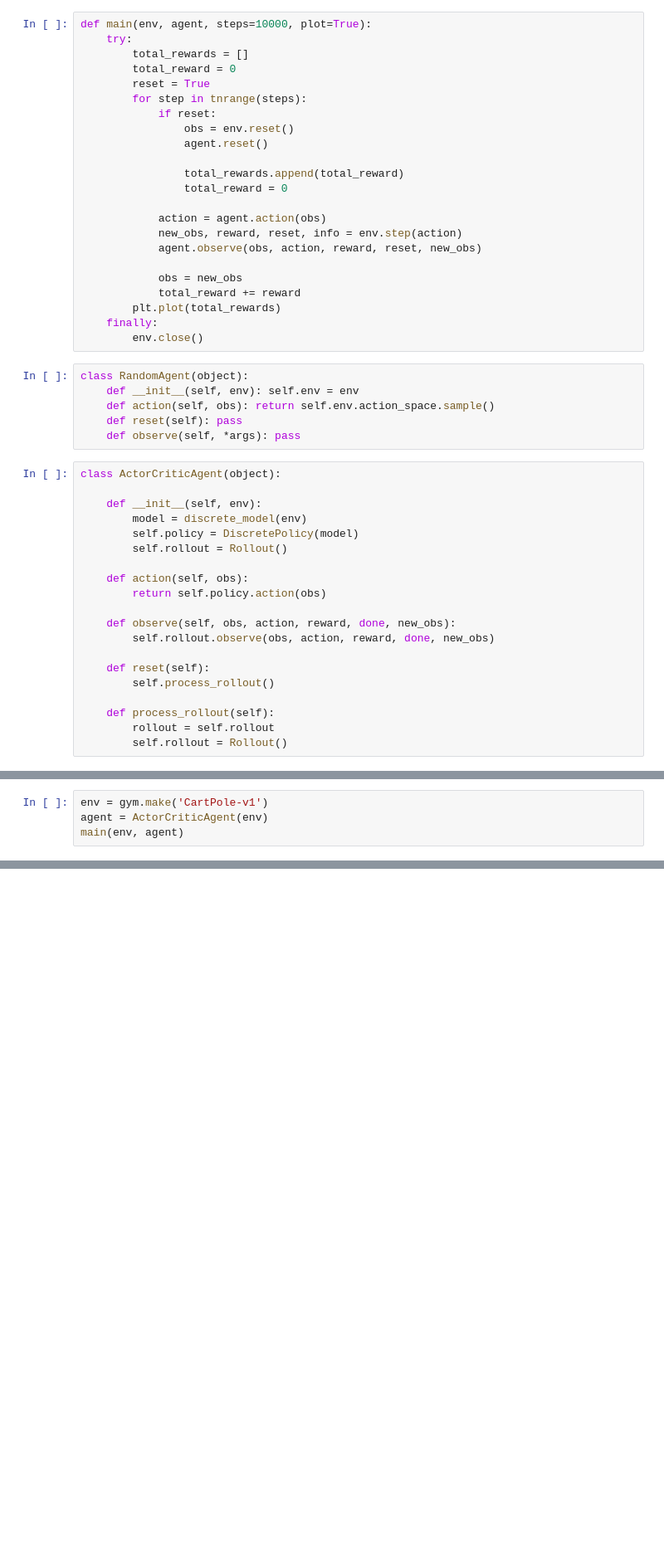
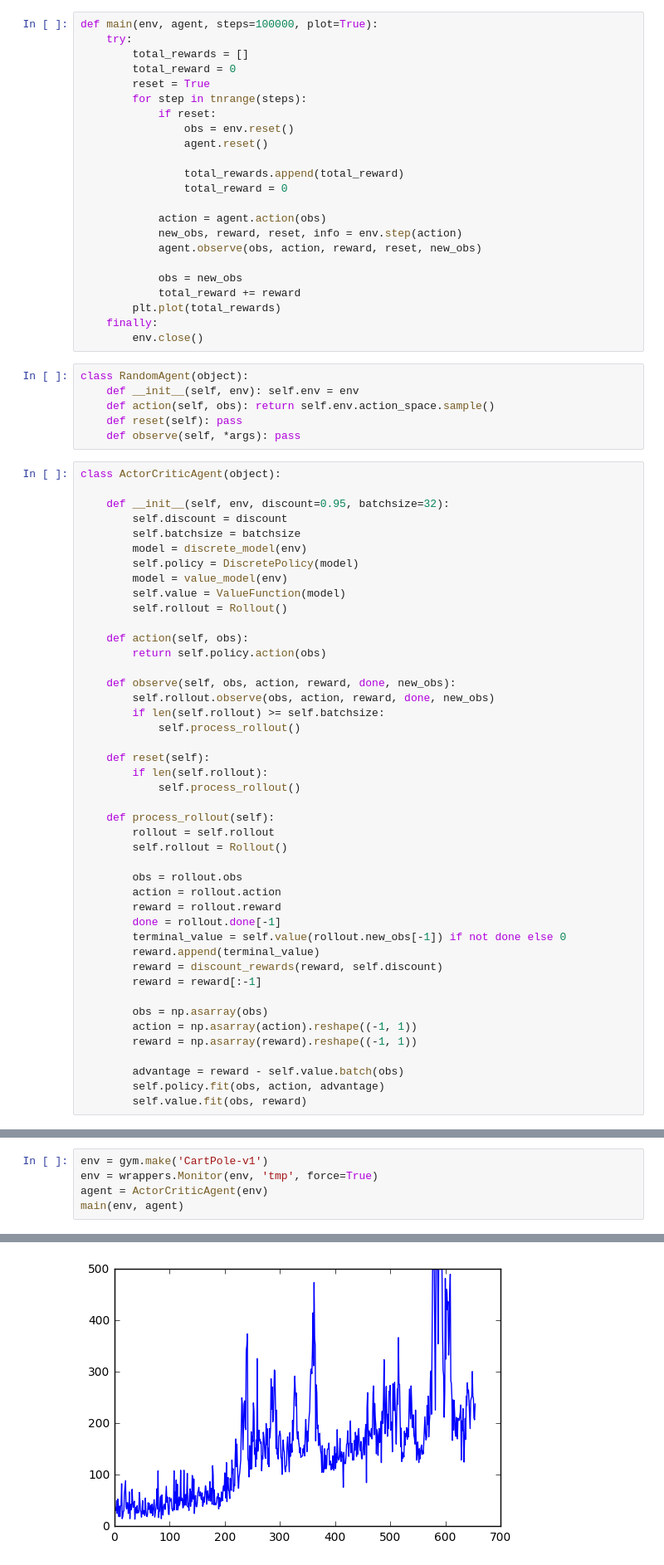
Before and after one commit to Joshua-Chin/actor-critic, a Jupyter notebook: Actor-Critic.ipynb, the cells around one changed output, grey strips where cells are left out. Shown at 83% size. Cells and saved outputs as stored; diff of their text form; blank space fills up the shorter version.

```diff
--- a/Actor-Critic.ipynb
+++ b/Actor-Critic.ipynb
@@ -14,5 +18,5 @@ from tqdm import tnrange, tqdm_notebook
 # %%
-def main(env, agent, steps=10000, plot=True):
+def main(env, agent, steps=100000, plot=True):
     try:
         total_rewards = []
         total_reward = 0
@@ -43,9 +47,13 @@ class RandomAgent(object):
 # %%
 class ActorCriticAgent(object):
 
-    def __init__(self, env):
+    def __init__(self, env, discount=0.95, batchsize=32):
+        self.discount = discount
+        self.batchsize = batchsize
         model = discrete_model(env)
         self.policy = DiscretePolicy(model)
+        model = value_model(env)
+        self.value = ValueFunction(model)
         self.rollout = Rollout()
 
     def action(self, obs):
@@ -53,10 +61,30 @@ class ActorCriticAgent(object):
 
     def observe(self, obs, action, reward, done, new_obs):
         self.rollout.observe(obs, action, reward, done, new_obs)
+        if len(self.rollout) >= self.batchsize:
+            self.process_rollout()
 
     def reset(self):
-        self.process_rollout()
+        if len(self.rollout):
+            self.process_rollout()
 
     def process_rollout(self):
         rollout = self.rollout
         self.rollout = Rollout()
+
+        obs = rollout.obs
+        action = rollout.action
+        reward = rollout.reward
+        done = rollout.done[-1]
+        terminal_value = self.value(rollout.new_obs[-1]) if not done else 0
+        reward.append(terminal_value)
+        reward = discount_rewards(reward, self.discount)
+        reward = reward[:-1]
+
+        obs = np.asarray(obs)
+        action = np.asarray(action).reshape((-1, 1))
+        reward = np.asarray(reward).reshape((-1, 1))
+
+        advantage = reward - self.value.batch(obs)
+        self.policy.fit(obs, action, advantage)
+        self.value.fit(obs, reward)
@@ -135,5 +202,7 @@ def discrete_model(env):
     return model
 # %%
 env = gym.make('CartPole-v1')
+env = wrappers.Monitor(env, 'tmp', force=True)
 agent = ActorCriticAgent(env)
 main(env, agent)
+# %% [output]
@@ -139,0 +222 @@ main(env, agent)
+[figure, added]
```
Also changed, not shown: parts of 6 cells of this notebook.
